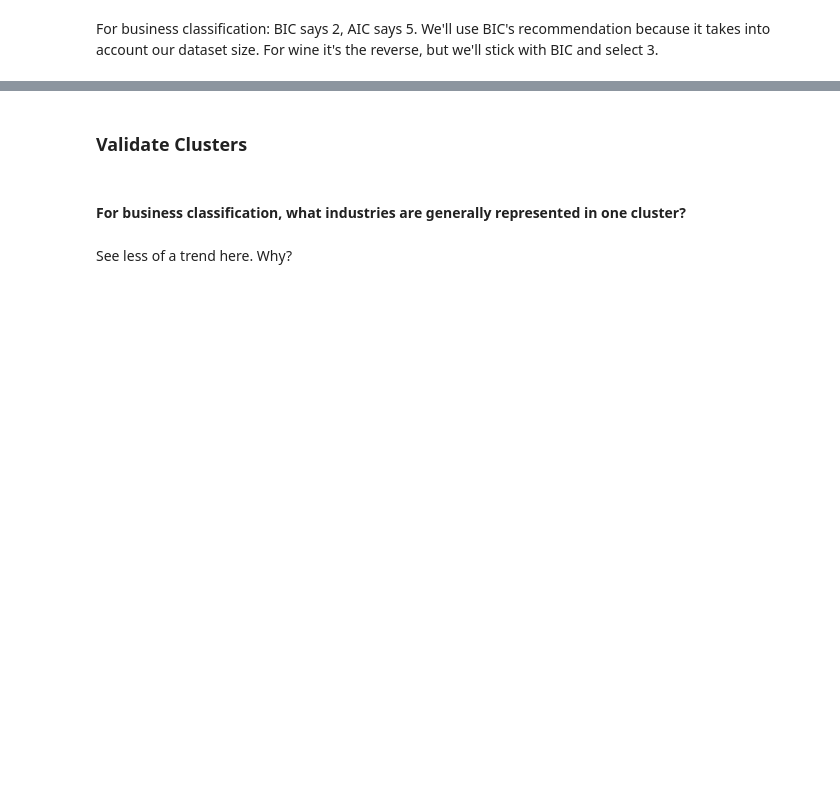
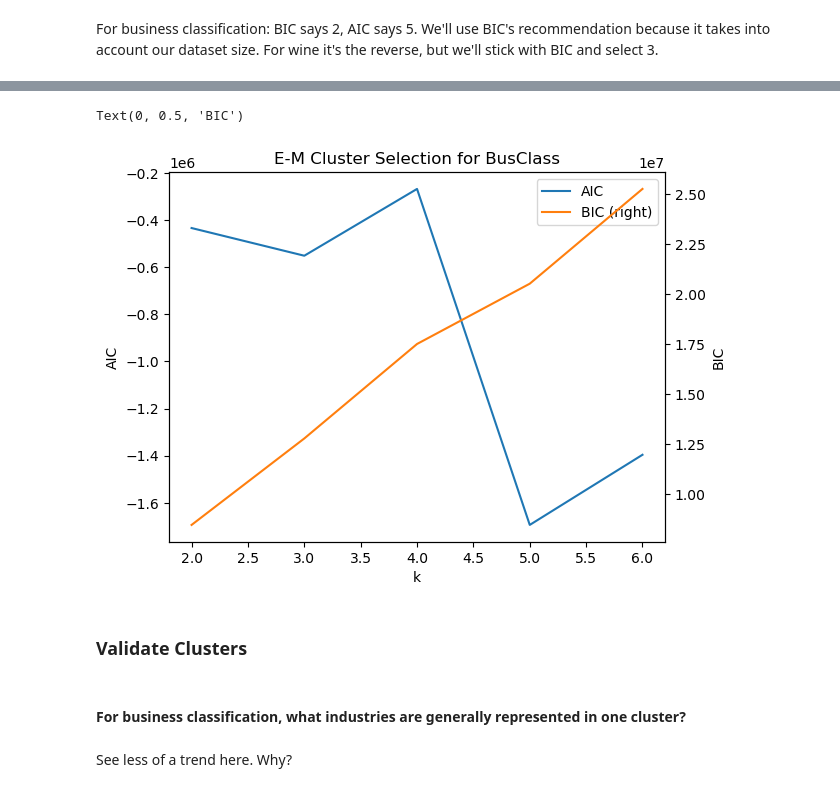
Before and after one commit to ryankarel/cs-7641-ul, a Jupyter notebook: RK UL.ipynb, the cells around one changed output, grey strips where cells are left out. Drawn from its saved outputs; the diff is of its cells as text; code cells hidden in the pictures; blank space fills up the shorter version.

```diff
--- a/RK UL.ipynb
+++ b/RK UL.ipynb
@@ -262,3 +265,10 @@ ax.right_ax.set_ylabel('BIC')
+# %%
+ax = em_scores['BusClass'].plot(y=['AIC', 'BIC'], secondary_y='BIC', title='E-M Cluster Selection for BusClass', xlabel='k')
+ax.set_ylabel('AIC')
+ax.right_ax.set_ylabel('BIC')
+# %% [output]
+Text(0, 0.5, 'BIC')
+[figure, added]
 # %% [markdown]
 ### Validate Clusters
 # %% [markdown]
```
Also changed, not shown: parts of 46 cells of this notebook, 1 other file.
